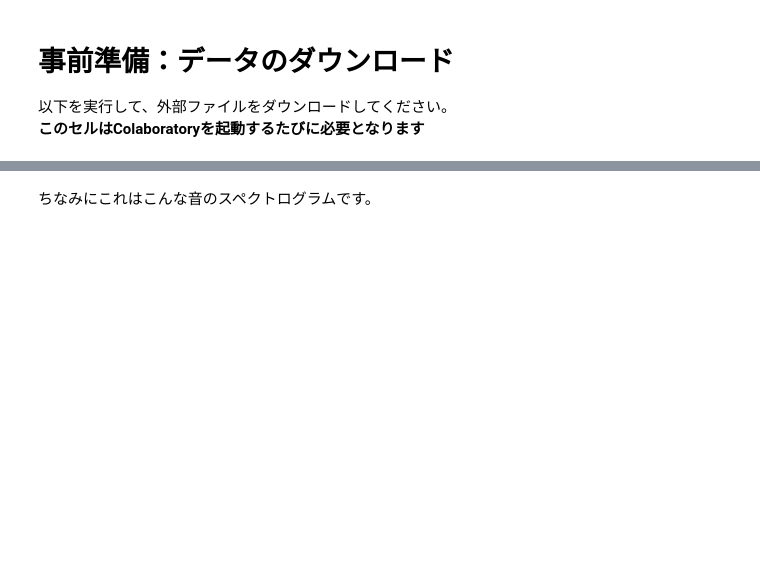
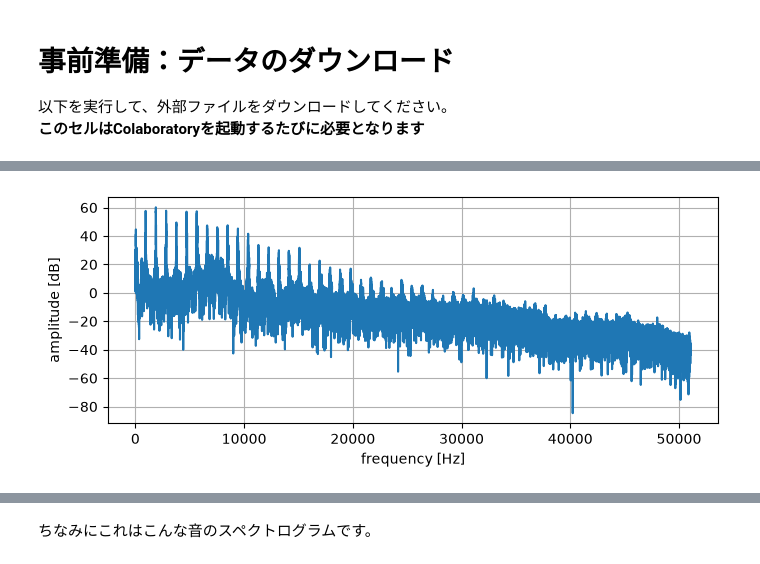
Before and after one commit to kannch8765/media-programming, a Jupyter notebook: week2/mp_ex2.ipynb, the cells around one changed output, grey strips where cells are left out. Cells and saved outputs as stored; diff of their text form; code cells hidden in the pictures; blank space fills up the shorter version.

```diff
--- a/week2/mp_ex2.ipynb
+++ b/week2/mp_ex2.ipynb
@@ -42,6 +46,24 @@ wavfile.close()
 
 
 # ここにコードを書いて下さい
+x = np.frombuffer(x, dtype="int16")                 # bytes → int16 array
+x = x / (2 ** (8 * sample_size) / 2)
+X = np.fft.fft(x)
+amplitude = 20 * np.log10(np.abs(X) + 1e-10)        # +1e-10 avoids log(0) = -inf
+# %%
+%matplotlib inline
+import matplotlib.pyplot as plt
+
+fig = plt.figure(figsize=(7, 3))
+ax = plt.subplot()
+ax.plot(amplitude[0:int(len(X)/2)])
+ax.set_xlabel("frequency [Hz]")
+ax.set_ylabel("amplitude [dB]")
+ax.grid()
+fig.tight_layout()
+plt.savefig('ex2_1.png')
+# %% [output]
+[figure, added]
 # %% [markdown]
 ## 課題２：スペクトログラムの描画
 
```
Also changed, not shown: parts of 4 cells of this notebook, 32 other files.
